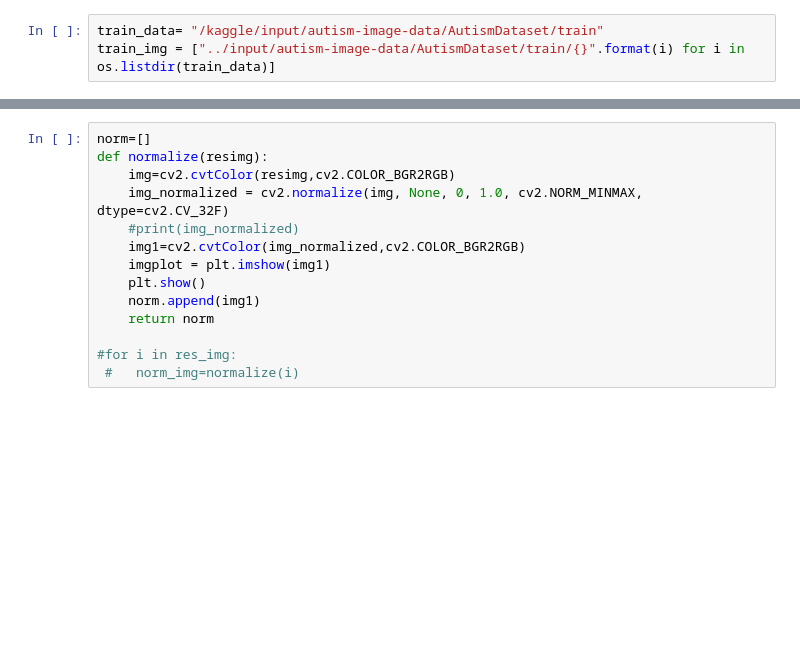
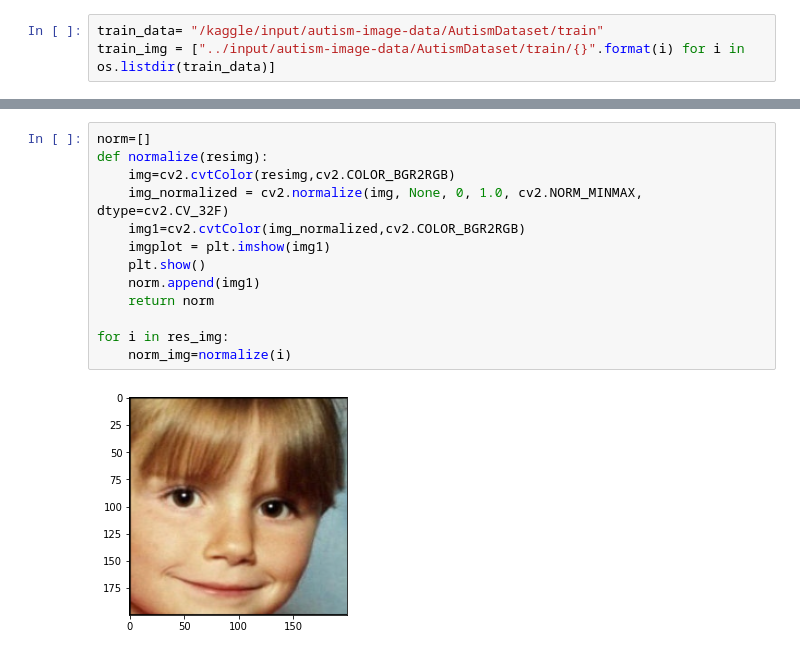
Before and after one commit to GP-Autism-Detection/GraduationProject, a Jupyter notebook: preprocessing-2.ipynb, the cells around one changed output, grey strips where cells are left out. Drawn from its saved outputs; the diff is of its cells as text; blank space fills up the shorter version.

```diff
--- a/preprocessing-2.ipynb
+++ b/preprocessing-2.ipynb
@@ -63,16 +71,17 @@ def ReSize(detimg):
 # %%
 norm=[]
 def normalize(resimg):
     img=cv2.cvtColor(resimg,cv2.COLOR_BGR2RGB)
     img_normalized = cv2.normalize(img, None, 0, 1.0, cv2.NORM_MINMAX, dtype=cv2.CV_32F)
-    #print(img_normalized)
     img1=cv2.cvtColor(img_normalized,cv2.COLOR_BGR2RGB)
     imgplot = plt.imshow(img1)
     plt.show()
     norm.append(img1)
     return norm
 
-#for i in res_img:
- #   norm_img=normalize(i)
+for i in res_img:
+    norm_img=normalize(i)
+# %% [output]
+[figure, added]
 # %%
 grey=[]
```
Also changed, not shown: parts of 8 cells of this notebook.
